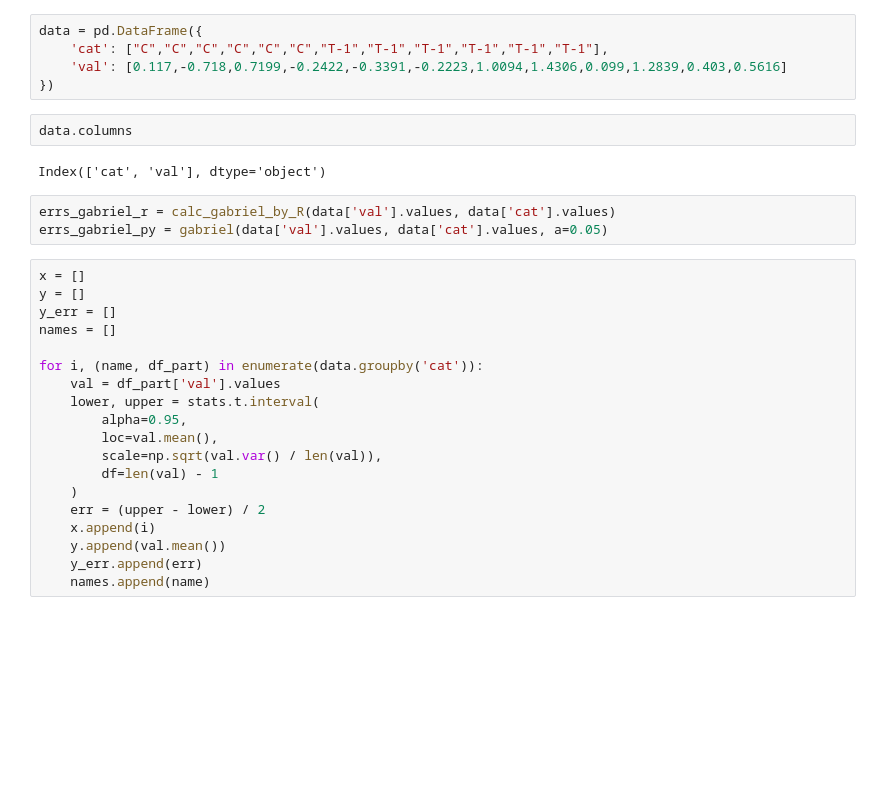
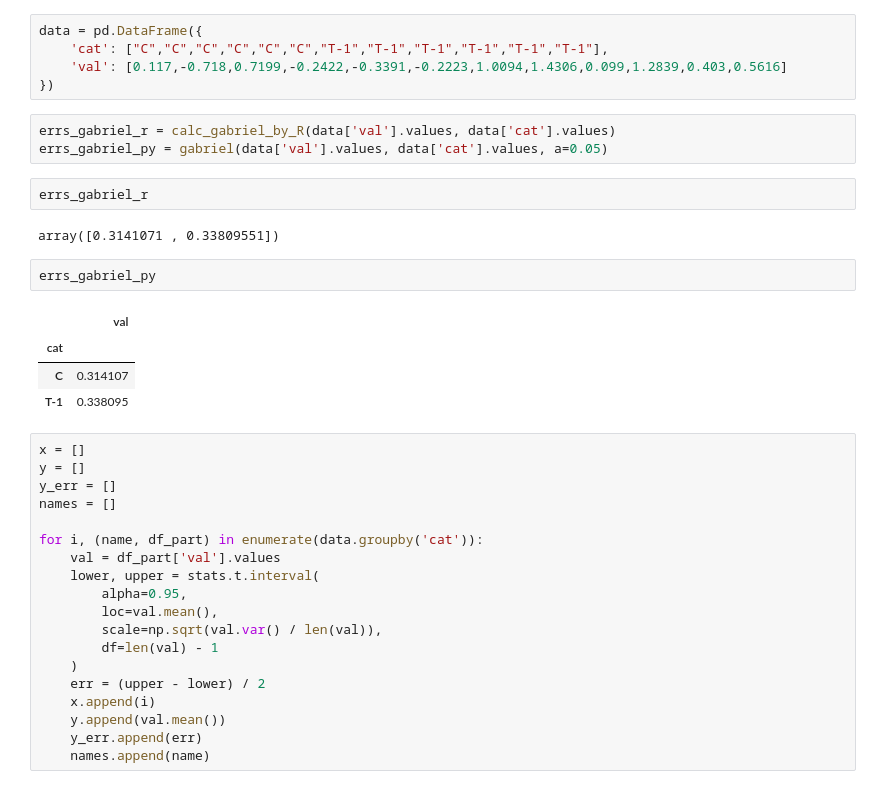
Before and after one commit to nekoumei/snippets, a Jupyter notebook: notebook/ガブリエル比較区間をpythonで出す.ipynb, the cells around one changed output. Cells and saved outputs as stored; diff of their text form; blank space fills up the shorter version.

```diff
--- a/notebook/ガブリエル比較区間をpythonで出す.ipynb
+++ b/notebook/ガブリエル比較区間をpythonで出す.ipynb
@@ -57,13 +57,20 @@ data = pd.DataFrame({
     'cat': ["C","C","C","C","C","C","T-1","T-1","T-1","T-1","T-1","T-1"],
     'val': [0.117,-0.718,0.7199,-0.2422,-0.3391,-0.2223,1.0094,1.4306,0.099,1.2839,0.403,0.5616]
 })
-# %%
-data.columns
-# %% [output]
-Index(['cat', 'val'], dtype='object')
 # %%
 errs_gabriel_r = calc_gabriel_by_R(data['val'].values, data['cat'].values)
 errs_gabriel_py = gabriel(data['val'].values, data['cat'].values, a=0.05)
+# %%
+errs_gabriel_r
+# %% [output]
+array([0.3141071 , 0.33809551])
+# %%
+errs_gabriel_py
+# %% [output]
+|  | val |
+| cat |  |
+| C | 0.314107 |
+| T-1 | 0.338095 |
 # %%
 x = []
 y = []
```
Also changed, not shown: parts of 1 cell of this notebook.
